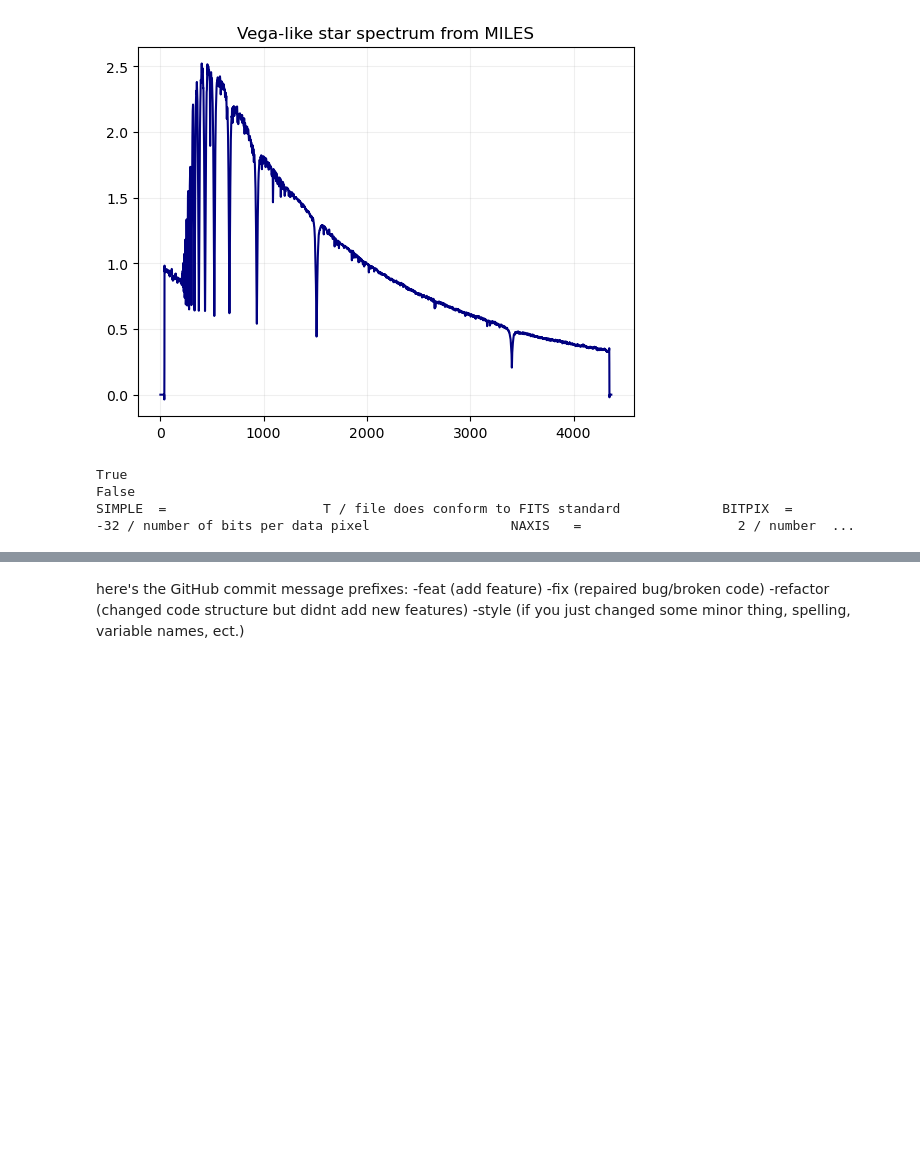
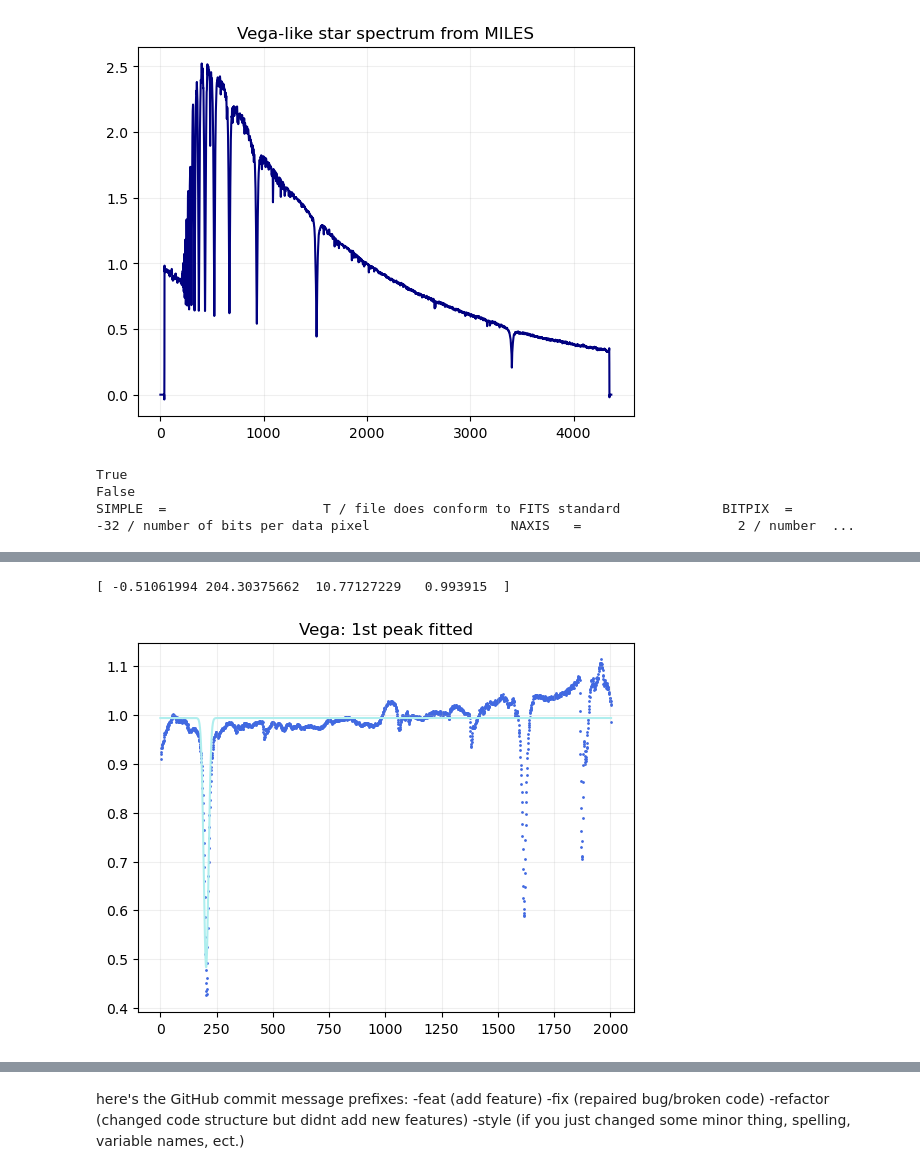
Before and after one commit to Timobrenn/G99-Spectroscopy, a Jupyter notebook: FWHM.ipynb, the cells around one changed output, grey strips where cells are left out. Saved outputs shown, nothing was run; the diff lists cells and outputs as text; code cells hidden in the pictures; blank space fills up the shorter version.

```diff
--- a/FWHM.ipynb
+++ b/FWHM.ipynb
@@ -85,0 +146,22 @@ RuntimeError: Optimal parameters not found: Number of calls to function has reac
+# %%
+# Making a Gaussian fit for the 1st absorption peak, plotting it
+
+beta, pcov1 = curve_fit(f_gaussian, np.arange(1, dat_vega_0.size+1), dat_vega_0, p0=(-0.6, 190, 40, 1))
+#amp, mu, sigma, zero
+
+print(beta)
+
+a1,m1,s1,z1=beta
+x_range = np.arange(1, dat_vega_0.size+1)
+
+fig=figure()
+frame=fig.add_subplot(1,1,1)
+frame.scatter(x_range,dat_vega_0,color="royalblue", label="Vega spectrum",s=1)
+frame.plot(f_gaussian(x_range,a1,m1,s1,z1),color="paleturquoise", label="fit for the 1st peak")
+frame.set_title("Vega: 1st peak fitted")
+frame.grid(alpha=0.2)
+show()
+close(fig)
+# %% [output]
+[ -0.51061994 204.30375662  10.77127229   0.993915  ]
+[figure, added]
```
Also changed, not shown: parts of 6 cells of this notebook.
